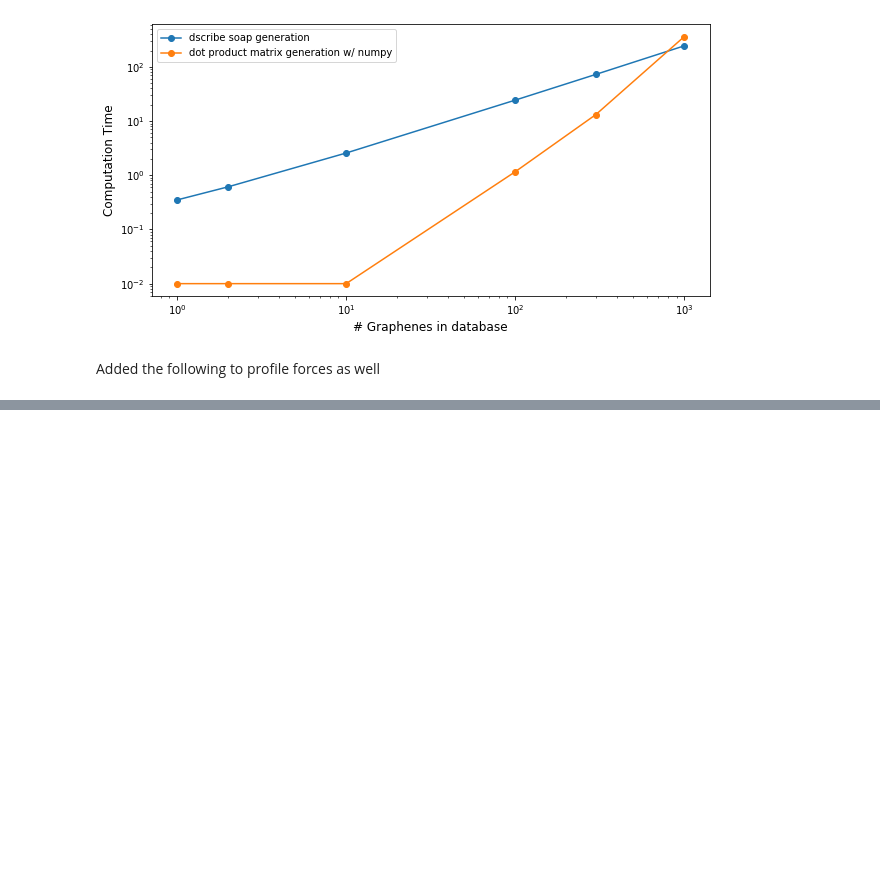
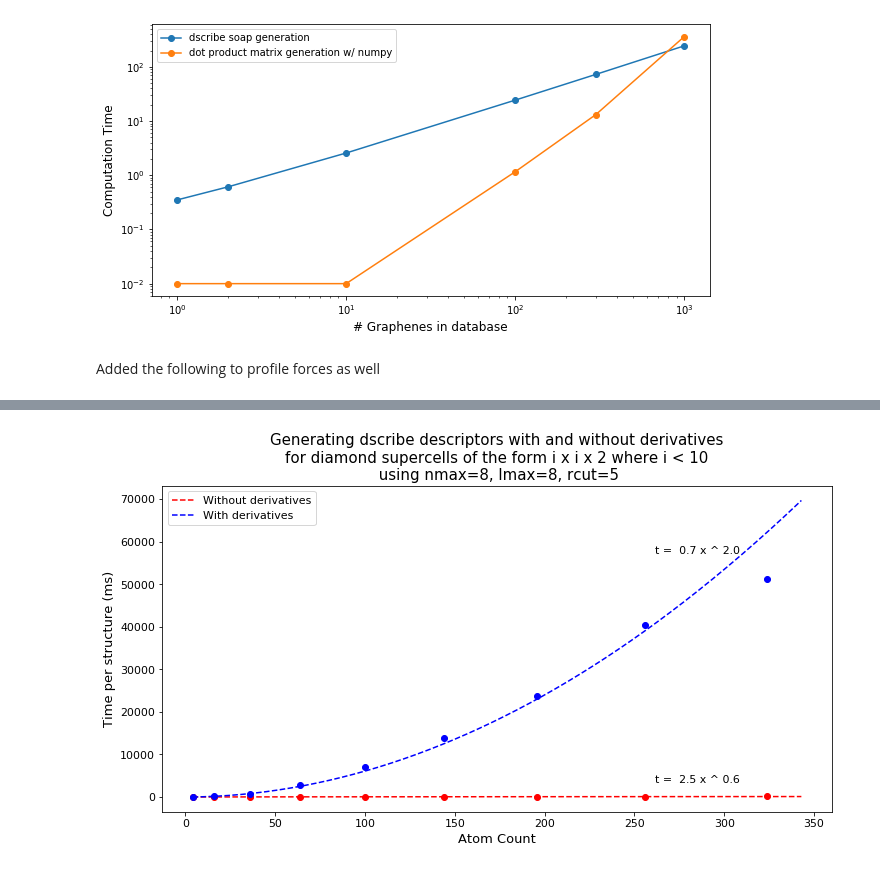
Before and after one commit to alvarovm/minigap, a Jupyter notebook: notebooks/Profile_dscribe.ipynb, the cells around one changed output, grey strips where cells are left out. Saved outputs shown, nothing was run; the diff lists cells and outputs as text; code cells hidden in the pictures; blank space fills up the shorter version.

```diff
--- a/notebooks/Profile_dscribe.ipynb
+++ b/notebooks/Profile_dscribe.ipynb
@@ -420,5 +421,5 @@ StructureList = FullStructureList[::2000//my_n][:my_n]
 # %%
-def for_profiling(use_forces=False):
+def for_profiling(use_forces=False, StructureList=StructureList):
     dscribe_output = get_dscribe_descriptors(
                                             StructureList,
                                             species=np.unique(StructureList[0].get_chemical_symbols()),
@@ -476,0 +500,14 @@ Embedding SnakeViz in this document...
+# %%
+diamond = bulk("C", 'diamond')
+n_atoms = []
+times_derivatives = []
+times_no_derivatives = []
+for i in range(1,10):
+    diag_i = (i, i, 2)
+    structure_i = [make_supercell(diamond, np.diag(diag_i))]
+    n_atoms.append(len(structure_i[0]))
+    ignore, time_i =TickTock(for_profiling, use_forces=False, StructureList=structure_i)
+    times_no_derivatives.append(time_i*1000)
+    ignore, time_i =TickTock(for_profiling, use_forces=True, StructureList=structure_i)
+    times_derivatives.append(time_i*1000)
+    print("Done with the {}x{}x{} structures".format(*diag_i))
@@ -476,0 +524,48 @@ Embedding SnakeViz in this document...
+# %%
+# These plotting settings make graphs easier to read
+# This is a very clunky way to do this so I want to move this soon, but haven't had much of a chance
+
+SMALL_SIZE = 11
+MEDIUM_SIZE = 13
+BIG_SIZE = 15
+
+plt.rc('font', size=SMALL_SIZE)          # controls default text sizes
+plt.rc('axes', titlesize=BIG_SIZE)       # fontsize of the axes title
+plt.rc('axes', labelsize=MEDIUM_SIZE)    # fontsize of the x and y labels
+plt.rc('xtick', labelsize=SMALL_SIZE)    # fontsize of the tick labels
+plt.rc('ytick', labelsize=SMALL_SIZE)    # fontsize of the tick labels
+plt.rc('legend', fontsize=SMALL_SIZE)    # legend fontsize
+plt.rc('figure', titlesize=BIG_SIZE)     # fontsize of the figure title
+
+fig, ax = plt.subplots(figsize=(12,6))
+
+n_atoms_sample = np.arange(min(n_atoms), max(n_atoms)+20, 1)
+
+
+ax.plot(n_atoms, times_no_derivatives, "o", c='r',zorder=1)
+max_time = max(times_no_derivatives)
+best_fit_coefficients = polyfit(np.log(n_atoms), np.log(times_no_derivatives) , 1)
+best_fit_equation = "t =  {:.1f} x ^ {:.1f}".format(np.exp(best_fit_coefficients[1]), best_fit_coefficients[0])
+equation_y_position = .8#max(min(times_no_derivatives[len(times_no_derivatives)//2]/max_time + .2, .9), .2)
+polynomial_fit = poly1d(best_fit_coefficients)
+ax.plot(n_atoms_sample, np.exp(polynomial_fit(np.log(n_atoms_sample))), '--', c='r', zorder=0, label="Without derivatives")
+ax.text(.8, .1, best_fit_equation, horizontalalignment='center', verticalalignment='center', transform=ax.transAxes)
+
+ax.plot(n_atoms, times_derivatives, "o", c='b',zorder=1)
+max_time = max(times_derivatives)
+best_fit_coefficients = polyfit(np.log(n_atoms), np.log(times_derivatives), 1)
+best_fit_equation = "t =  {:.1f} x ^ {:.1f}".format(np.exp(best_fit_coefficients[1]), best_fit_coefficients[0])
+equation_y_position = .8#max(min(times_derivatives[len(times_derivatives)//2]/max_time + .2, .9), .2)
+polynomial_fit = poly1d(best_fit_coefficients)
+ax.plot(n_atoms_sample, np.exp(polynomial_fit(np.log(n_atoms_sample))), '--', c='b', zorder=0, label="With derivatives")
+ax.text(.8, .8, best_fit_equation, horizontalalignment='center', verticalalignment='center', transform=ax.transAxes)
+#ax.set_ylim(top=100, bottom=-10)
+
+ax.set_title("Generating dscribe descriptors with and without derivatives\nfor diamond supercells of the form i x i x 2 where i < 10\n using nmax=8, lmax=8, rcut=5")
+ax.set_xlabel("Atom Count")
+ax.set_ylabel("Time per structure (ms)")
+#ax.set_yscale("log")
+ax.legend()
+plt.savefig("../media/dscribe_scaling_with_and_without_derivatives.png")
+# %% [output]
+[figure, added]
```
Also changed, not shown: parts of 11 cells of this notebook.
